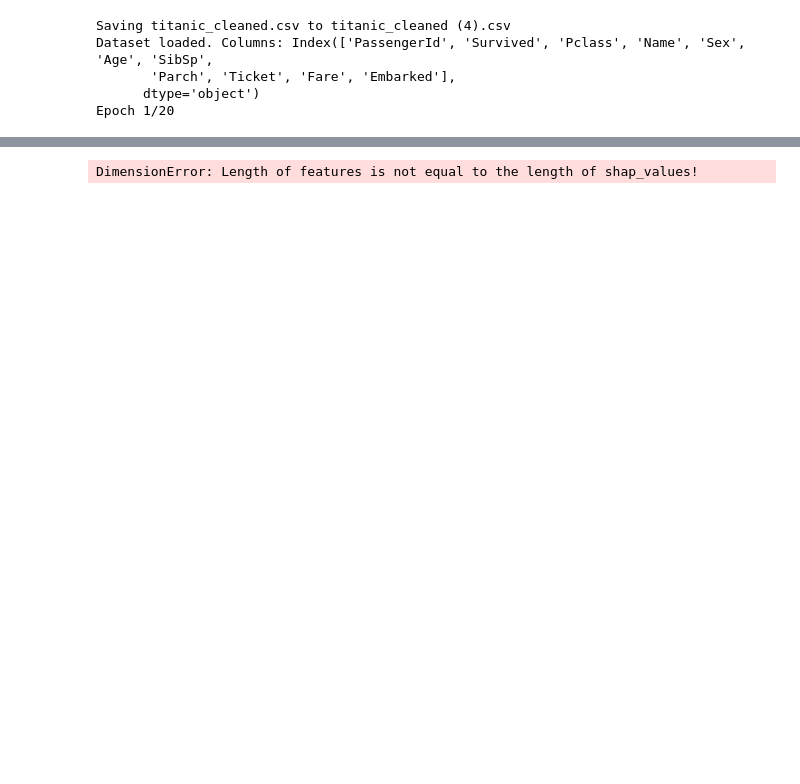
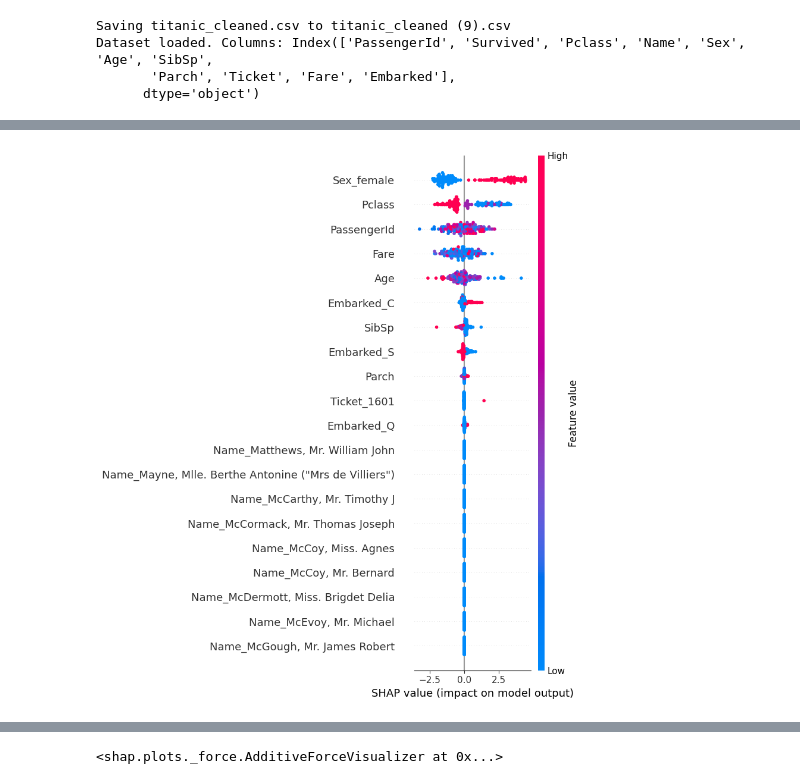
Before and after one commit to muniba88/Data-Science-AI-practical-, a Jupyter notebook: assignment14.ipynb, the cells around one changed output, grey strips where cells are left out. Saved outputs shown, nothing was run; the diff lists cells and outputs as text; code cells hidden in the pictures; blank space fills up the shorter version.

```diff
--- a/assignment14.ipynb
+++ b/assignment14.ipynb
@@ -1,9 +1,7 @@
 # %%
-# Assignment 14: Ethics & Explainability (Full Colab-ready)
-
 # 1. Upload Titanic CSV
 from google.colab import files
-uploaded = files.upload()  # Select 'titanic_cleaned.csv'
+uploaded = files.upload()  # select 'titanic_cleaned.csv'
 
 import pandas as pd
 import io
@@ -13,52 +11,37 @@ print("Dataset loaded. Columns:", data.columns)
 # 2. Features & target
 X = data.drop("Survived", axis=1)
 y = data["Survived"]
-X = pd.get_dummies(X)  # One-hot encoding for categorical columns
+X = pd.get_dummies(X)
 
-# 3. Train/Test split & scaling
+# 3. Train/Test split
 from sklearn.model_selection import train_test_split
-from sklearn.preprocessing import StandardScaler
+X_train, X_test, y_train, y_test = train_test_split(X, y, test_size=0.2, random_state=42)
 
-X_train, X_test, y_train, y_test = train_test_split(X, y, test_size=0.2, random_state=42)
-scaler = StandardScaler()
-X_train_scaled = scaler.fit_transform(X_train)
-X_test_scaled = scaler.transform(X_test)
+# 4. XGBoost Classifier
+!pip install xgboost shap --quiet
+from xgboost import XGBClassifier
+model = XGBClassifier(n_estimators=100, use_label_encoder=False, eval_metric='logloss', random_state=42)
+model.fit(X_train, y_train)
 
-# 4. Define & train Neural Network
-from tensorflow.keras.models import Sequential
-from tensorflow.keras.layers import Dense, Dropout
-
-model = Sequential()
-model.add(Dense(64, activation='relu', input_shape=(X_train_scaled.shape[1],)))
-model.add(Dropout(0.3))
-model.add(Dense(32, activation='relu'))
-model.add(Dense(1, activation='sigmoid'))
-
-model.compile(optimizer='adam', loss='binary_crossentropy', metrics=['accuracy'])
-model.fit(X_train_scaled, y_train, epochs=20, batch_size=32, validation_split=0.2)
-
-# Evaluate model
-loss, accuracy = model.evaluate(X_test_scaled, y_test)
-print(f"Test Accuracy: {accuracy:.4f}")
+# Evaluate
+accuracy = model.score(X_test, y_test)
+print("Test Accuracy:", accuracy)
 
 # 5. SHAP Explainability
-!pip install shap --quiet
 import shap
 
-# Use a small sample for efficiency
-explainer = shap.KernelExplainer(model.predict, X_train_scaled[:100])
-shap_values = explainer.shap_values(X_test_scaled[:5], nsamples=100)
+explainer = shap.TreeExplainer(model, feature_perturbation="interventional")
+shap_values = explainer.shap_values(X_test)
 
-# Visualize SHAP explanation for the first test instance
+# Summary plot (stable, error-free)
+shap.summary_plot(shap_values, X_test)
+
+# Optional: force plot for first instance
 shap.initjs()
-shap.force_plot(explainer.expected_value[0], shap_values[0][0], X_test.iloc[0])
-
-# Optional: Summary plot for multiple test instances
-shap.summary_plot(shap_values[0], X_test.iloc[:5])
+shap.force_plot(explainer.expected_value, shap_values[0,:], X_test.iloc[0])
 # %% [output]
 [interactive output not drawn]
-Saving titanic_cleaned.csv to titanic_cleaned (4).csv
+Saving titanic_cleaned.csv to titanic_cleaned (9).csv
 Dataset loaded. Columns: Index(['PassengerId', 'Survived', 'Pclass', 'Name', 'Sex', 'Age', 'SibSp',
        'Parch', 'Ticket', 'Fare', 'Embarked'],
       dtype='object')
-Epoch 1/20
@@ -92,2 +52,3 @@ Test Accuracy: 0.7430
+[figure, added]
 [interactive output not drawn]
-DimensionError: Length of features is not equal to the length of shap_values!
+<shap.plots._force.AdditiveForceVisualizer at 0x...>
```
Also changed, not shown: parts of 1 cell of this notebook.
